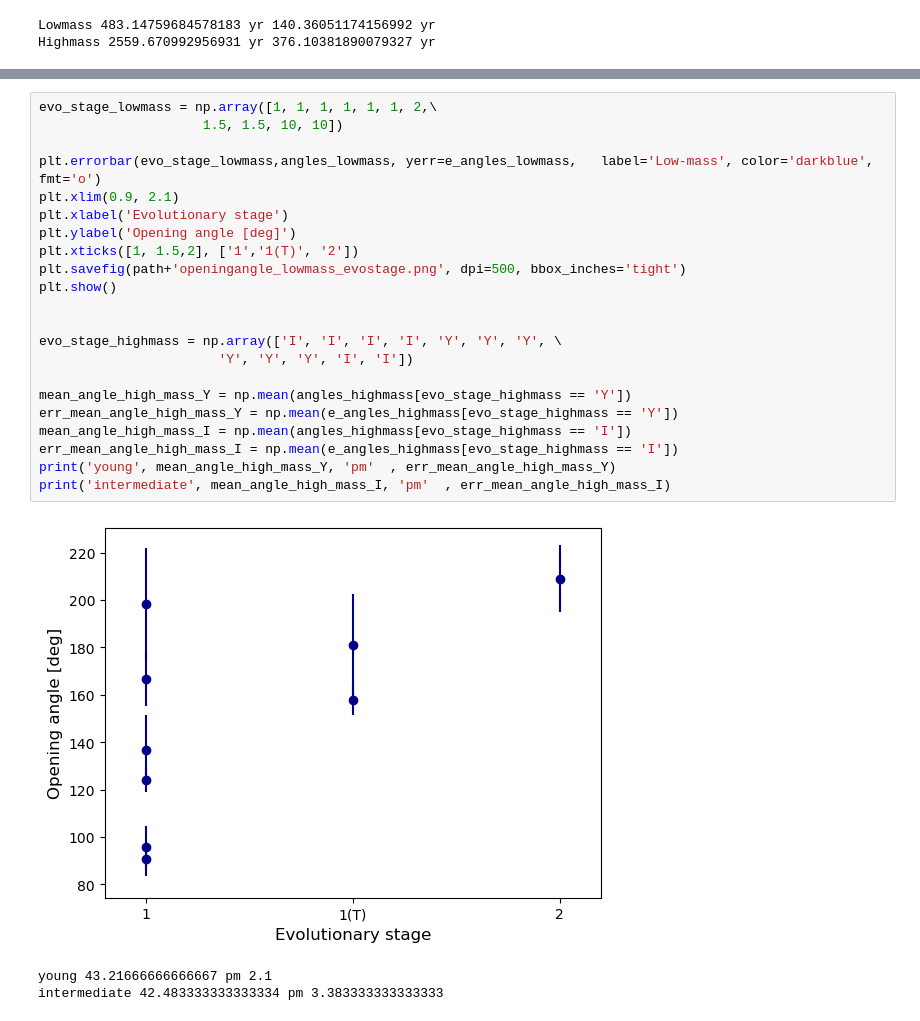
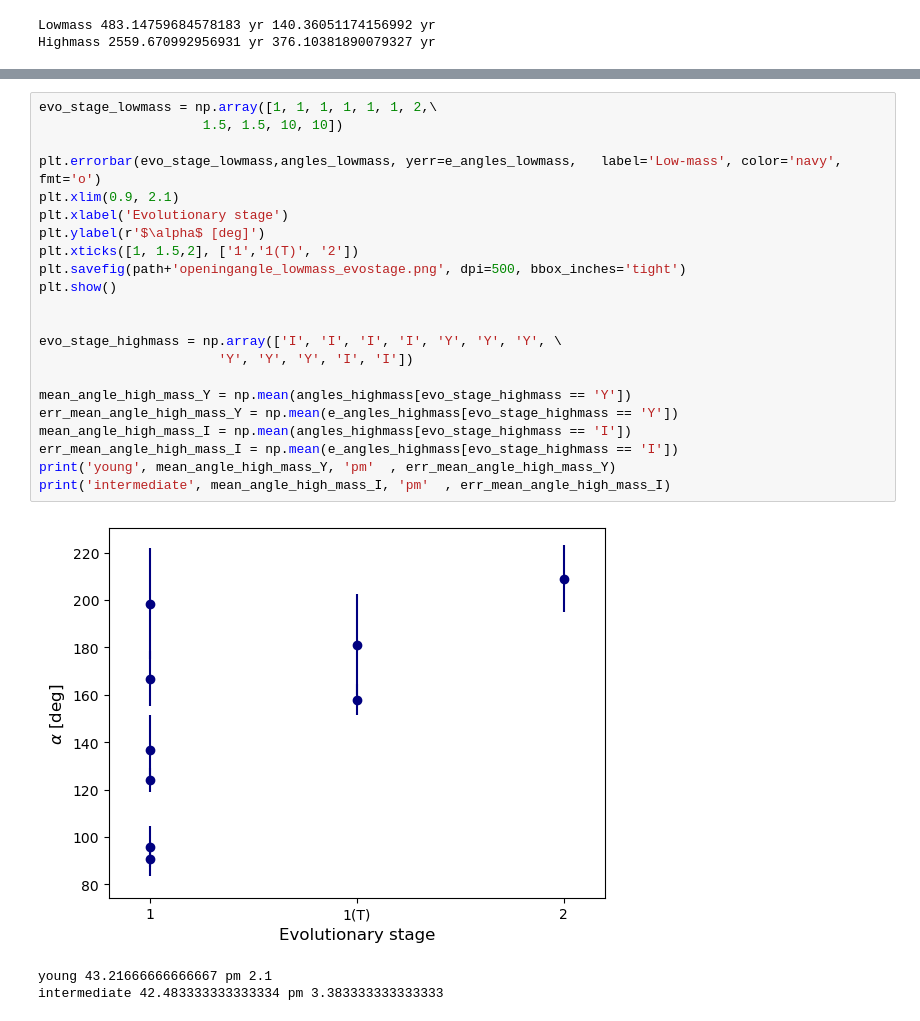
Before and after one commit to femkeballieux/master_project_2, a Jupyter notebook: code/discussion_plots.ipynb, the cells around one changed output, grey strips where cells are left out. Saved outputs shown, nothing was run; the diff lists cells and outputs as text.

```diff
--- a/code/discussion_plots.ipynb
+++ b/code/discussion_plots.ipynb
@@ -342,26 +344,26 @@ plt.show()
 # %%
 evo_stage_lowmass = np.array([1, 1, 1, 1, 1, 1, 2,\
                      1.5, 1.5, 10, 10])
 
-plt.errorbar(evo_stage_lowmass,angles_lowmass, yerr=e_angles_lowmass,   label='Low-mass', color='darkblue', fmt='o')
+plt.errorbar(evo_stage_lowmass,angles_lowmass, yerr=e_angles_lowmass,   label='Low-mass', color='navy', fmt='o')
 plt.xlim(0.9, 2.1)
 plt.xlabel('Evolutionary stage')
-plt.ylabel('Opening angle [deg]')
+plt.ylabel(r'$\alpha$ [deg]')
 plt.xticks([1, 1.5,2], ['1','1(T)', '2'])
 plt.savefig(path+'openingangle_lowmass_evostage.png', dpi=500, bbox_inches='tight')
 plt.show()
 
 
 evo_stage_highmass = np.array(['I', 'I', 'I', 'I', 'Y', 'Y', 'Y', \
                        'Y', 'Y', 'Y', 'I', 'I'])
 
 mean_angle_high_mass_Y = np.mean(angles_highmass[evo_stage_highmass == 'Y'])
 err_mean_angle_high_mass_Y = np.mean(e_angles_highmass[evo_stage_highmass == 'Y'])
 mean_angle_high_mass_I = np.mean(angles_highmass[evo_stage_highmass == 'I'])
 err_mean_angle_high_mass_I = np.mean(e_angles_highmass[evo_stage_highmass == 'I'])
 print('young', mean_angle_high_mass_Y, 'pm'  , err_mean_angle_high_mass_Y)
 print('intermediate', mean_angle_high_mass_I, 'pm'  , err_mean_angle_high_mass_I)
 # %% [output]
-[figure, old version]
+[figure, new version]
 young 43.21666666666667 pm 2.1
 intermediate 42.483333333333334 pm 3.383333333333333
```
Also changed, not shown: parts of 5 cells of this notebook, 19 other files.
